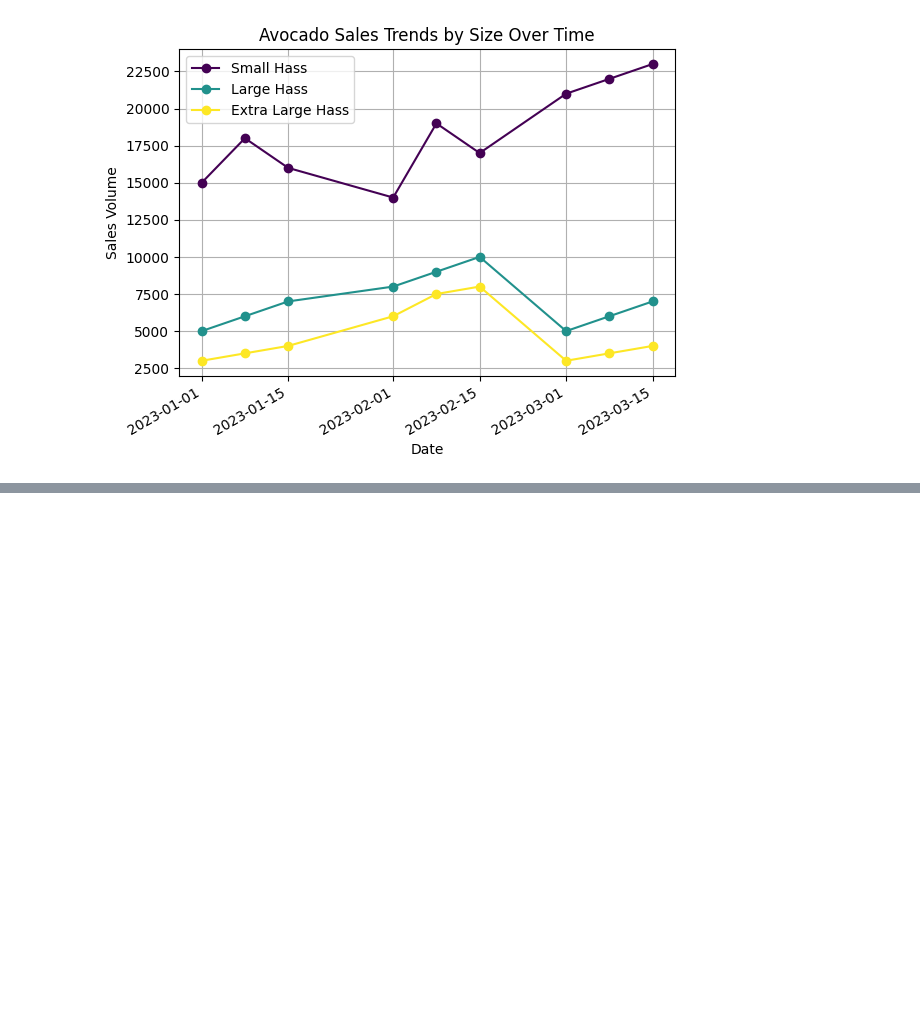
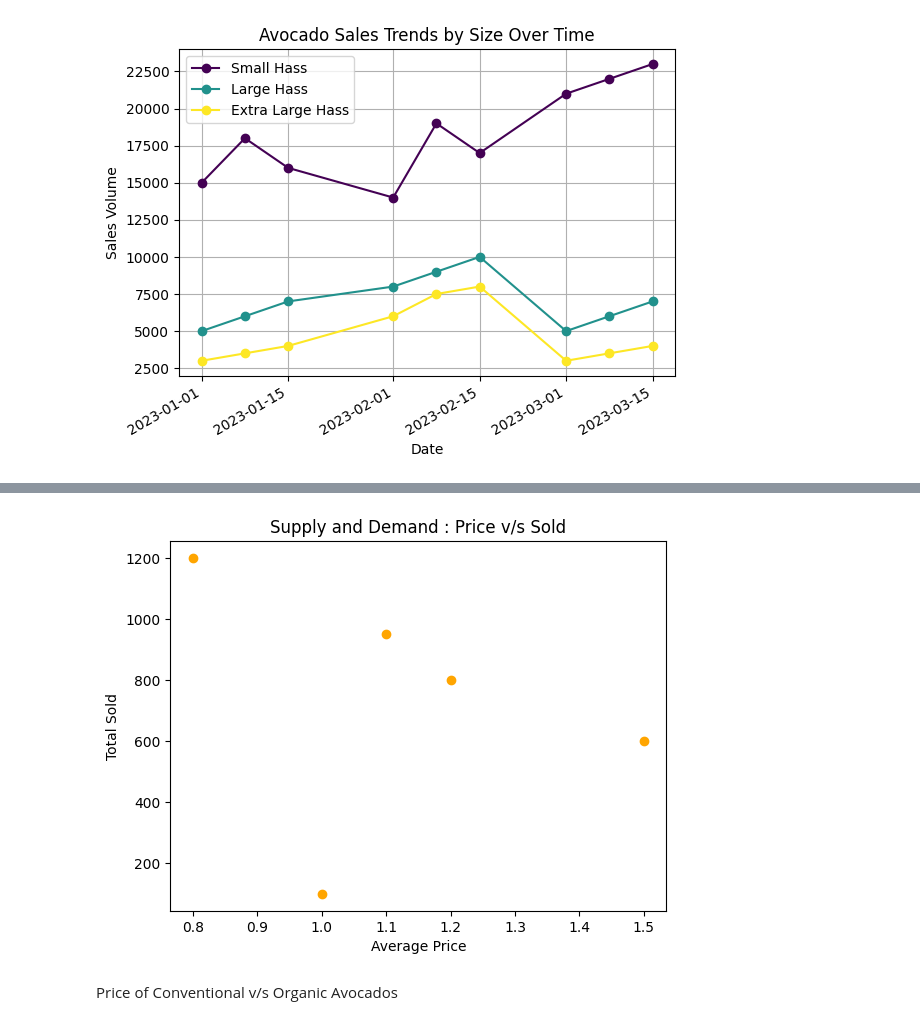
Before and after one commit to SharadHub/Pandas, a Jupyter notebook: CH4_DataVisualization.ipynb, the cells around one changed output, grey strips where cells are left out. Cells and saved outputs as stored; diff of their text form; code cells hidden in the pictures; blank space fills up the shorter version.

```diff
--- a/CH4_DataVisualization.ipynb
+++ b/CH4_DataVisualization.ipynb
@@ -45,0 +101,17 @@ plt.show()
+# %%
+data3 = {
+    'avg_price' : [1.0, 1.2, 0.8, 1.5, 1.1],
+    'total_sold1' : [100, 800, 1200, 600, 950]
+}
+
+df3 = pd.DataFrame(data3)
+
+plt.scatter(df3['avg_price'], df3['total_sold1'], color = 'orange')
+plt.title('Supply and Demand : Price v/s Sold')
+plt.xlabel('Average Price')
+plt.ylabel('Total Sold')
+plt.show()
+# %% [output]
+[figure, added]
+# %% [markdown]
+Price of Conventional v/s Organic Avocados
```
Also changed, not shown: parts of 8 cells of this notebook.
